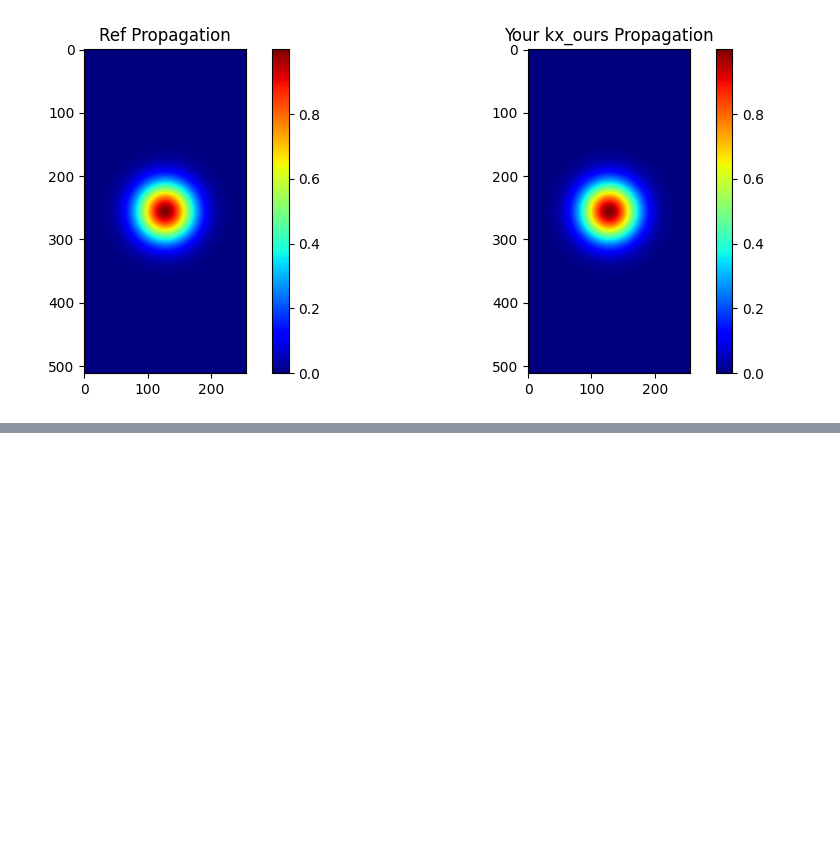
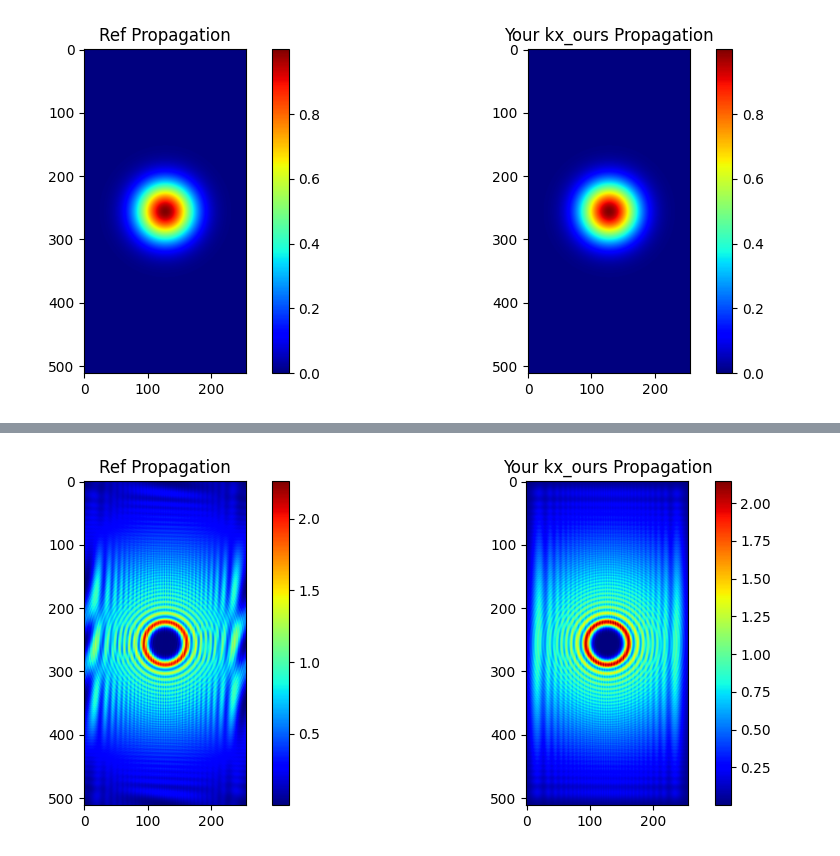
Before and after one commit to zlw1225/MPLC_CUDA, a Jupyter notebook: Untitled (1).ipynb, the cells around one changed output, grey strips where cells are left out. Saved outputs shown, nothing was run; the diff lists cells and outputs as text; code cells hidden in the pictures; blank space fills up the shorter version.

```diff
--- a/Untitled (1).ipynb
+++ b/Untitled (1).ipynb
@@ -1015,0 +1008,98 @@ plt.show()
+# %%
+#带限和角谱法传播验证
+import numpy as np
+import matplotlib.pyplot as plt
+from utils import (
+    propagate_HK,
+)
+# ------------------------
+# 参数设置
+# ------------------------
+wavelength = 1550e-9     # 波长 (m)
+k = 2 * np.pi / wavelength
+Nx, Ny = 256, 512       # 采样点数
+dx = dy = 8e-6          # 采样间隔 (m)
+z = 0.02                # 传播距离 (m)
+
+# ------------------------
+# 构造空间坐标
+# ------------------------
+
+x = (np.arange(Nx)-Nx // 2) * dx
+y = (np.arange(Ny)-Ny // 2) * dy
+X, Y = np.meshgrid(x, y)
+R = np.sqrt(X**2 + Y**2)
+Phi = np.arctan2(Y, X)
+# ------------------------
+# 输入光场：一个高斯波包
+# ------------------------
+w0 = 0.5e-3
+E0 = np.exp(-(X**2 + Y**2) / w0**2)
+
+
+# ------------------------
+# Bessel 光束 (J_l)
+# ------------------------
+from scipy.special import jv
+
+l = 3  # 阶数
+k = 2 * np.pi / 1550e-9
+k_r = 0.8 * k * 0.05  # 径向波矢分量
+E0 = jv(l, k_r * R) * np.exp(1j * l * Phi)
+
+# ------------------------
+# OAM 光束 (单螺旋相位)
+# ------------------------
+l = 5  # 拓扑荷数
+E0 = np.exp(1j * l * Phi)
+
+w0 = 2e-3
+E0 = np.exp(-R**2 / w0**2) * np.exp(1j * l * Phi)
+
+
+# ------------------------
+# 手动构造频率坐标 (kx, ky)
+# ------------------------
+fx = np.fft.fftfreq(Nx, d=dx)
+fy = np.fft.fftfreq(Ny, d=dy)
+FX, FY = np.meshgrid(fx, fy)
+
+kx_ref = 2 * np.pi * np.fft.fftshift(FX)   # 正确参考形式
+ky_ref = 2 * np.pi * np.fft.fftshift(FY)
+
+# 你自己的 kx_ours （可修改为你的构造方式）
+kx_ours = (np.arange(Nx)-Nx // 2) * (2 * np.pi) / (Nx * dx)
+ky_ours = (np.arange(Ny)-Ny // 2) * (2 * np.pi) / (Ny * dy)
+KX_ours, KY_ours = np.meshgrid(kx_ours, ky_ours)
+
+# ------------------------
+# 传播：角谱法
+# ------------------------
+def propagate(Ein, KX, KY):
+    kz = np.sqrt(np.maximum(0, k**2 - KX**2 - KY**2))
+    Ein_FT = np.fft.fftshift(np.fft.fft2(np.fft.ifftshift(Ein)))
+    Eout_FT = Ein_FT * np.exp(1j * kz * z)
+    Eout = np.fft.fftshift(np.fft.ifft2(np.fft.ifftshift(Eout_FT)))
+    return Eout
+
+E_ref = propagate(E0, kx_ref, ky_ref)
+E_ours = propagate(E0, KX_ours, KY_ours)
+
+out_np = propagate_HK(E0, distance=z, wavelength=wavelength, dx=dx, dy=dy)
+
+# ------------------------
+# 结果可视化
+# ------------------------
+plt.figure(figsize=(10,4))
+plt.subplot(1,2,1)
+plt.imshow(np.abs(E_ref)**2, cmap='jet')
+plt.title('Ref Propagation')
+plt.colorbar()
+
+plt.subplot(1,2,2)
+plt.imshow(np.abs(out_np)**2, cmap='jet')
+plt.title('Your kx_ours Propagation')
+plt.colorbar()
+plt.tight_layout()
+plt.show()
+# %% [output]
@@ -1015,0 +1107 @@ plt.show()
+[figure, added]
```
Also changed, not shown: parts of 8 cells of this notebook, 3 other files.
